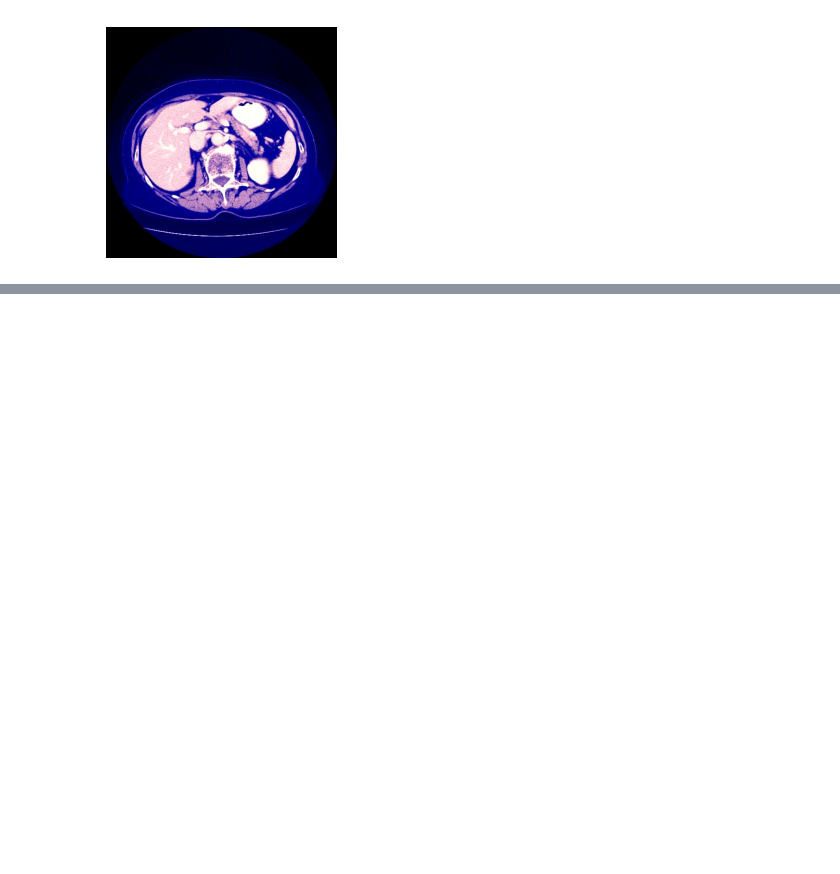
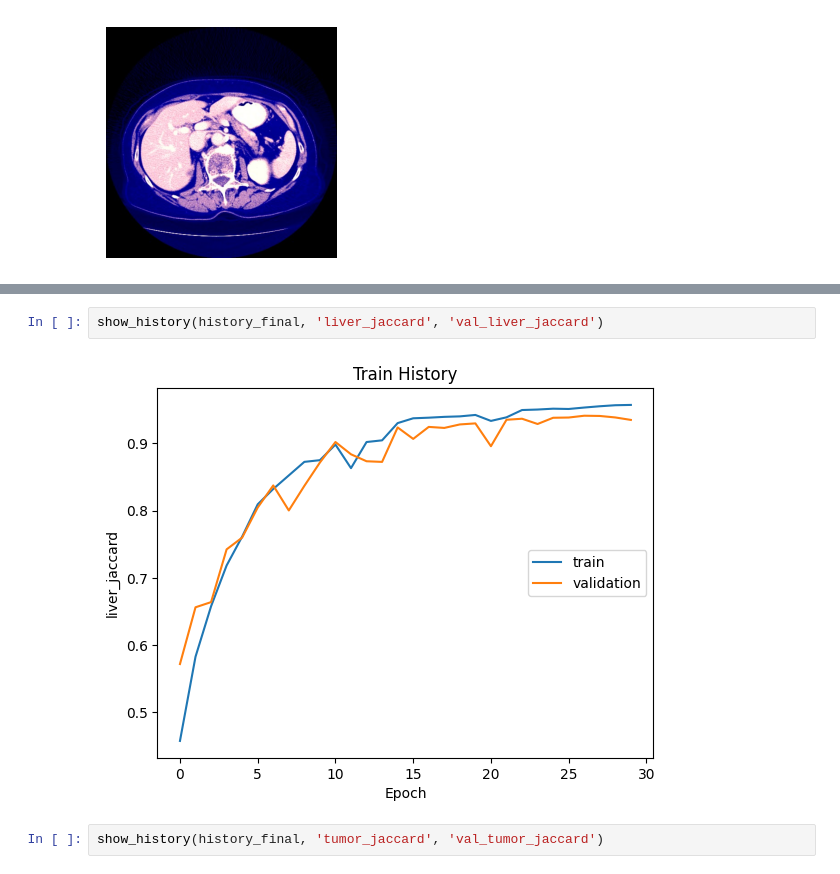
Before and after one commit to KolmakovKirill/liver_segmentation, a Jupyter notebook: Untitled.ipynb, the cells around one changed output, grey strips where cells are left out. Cells and saved outputs as stored; diff of their text form; blank space fills up the shorter version.

```diff
--- a/Untitled.ipynb
+++ b/Untitled.ipynb
@@ -552,0 +415,6 @@ show_history(history, 'dice_coefficient', 'val_dice_coefficient')
+# %%
+show_history(history_final, 'liver_jaccard', 'val_liver_jaccard')
+# %% [output]
+[figure, added]
+# %%
+show_history(history_final, 'tumor_jaccard', 'val_tumor_jaccard')
```
Also changed, not shown: parts of 33 cells of this notebook.
